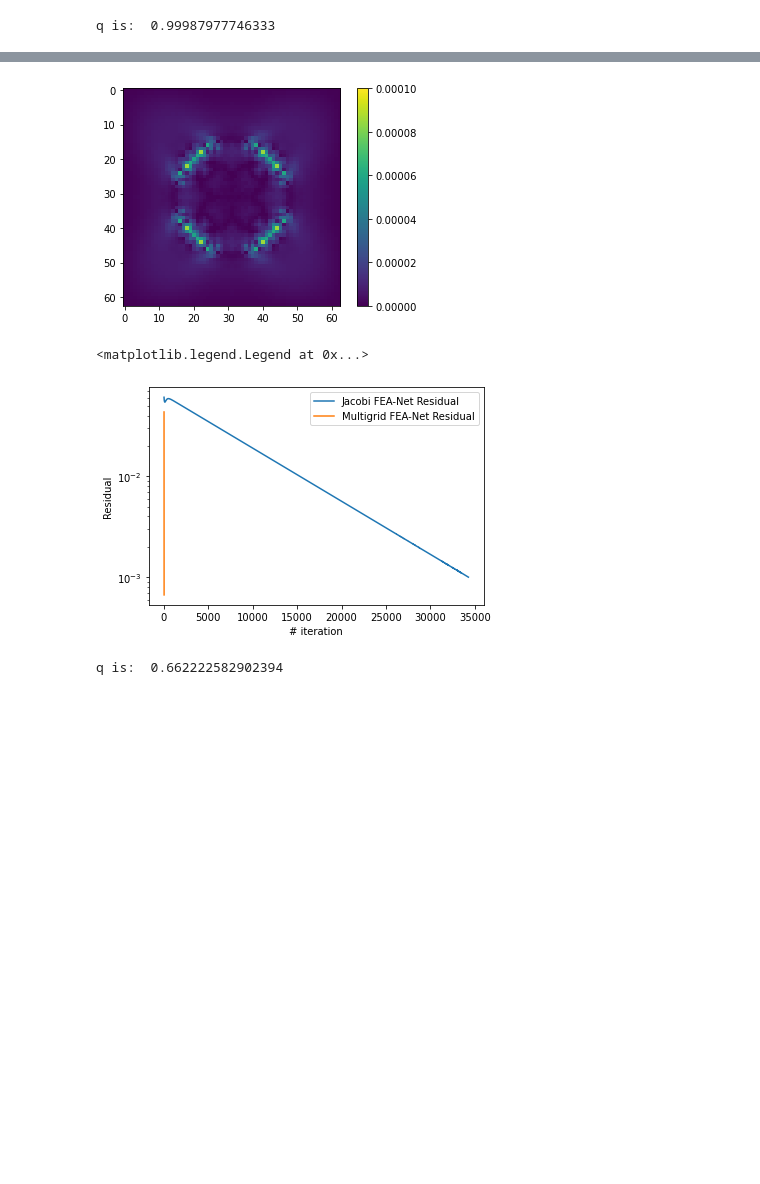
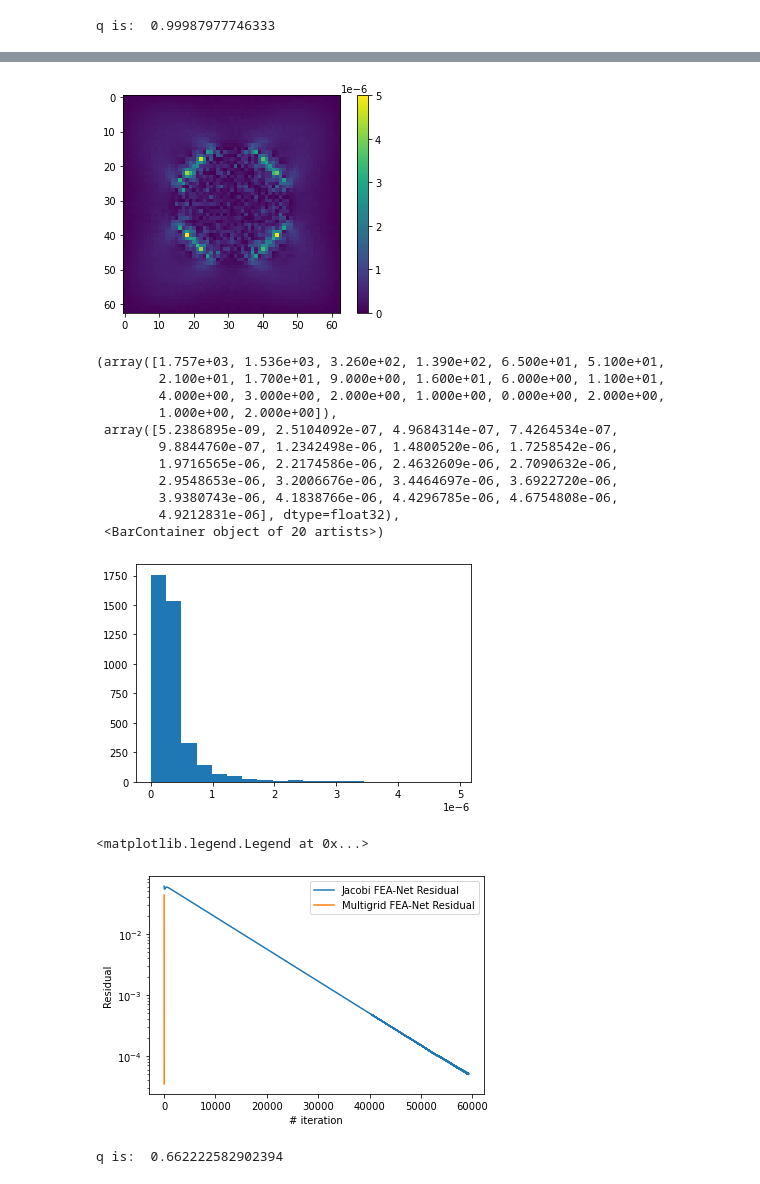
Before and after one commit to longfish/Multigrid-FEANet, a Jupyter notebook: MM_Interface_error.ipynb, the cells around one changed output, grey strips where cells are left out. Drawn from its saved outputs; the diff is of its cells as text; code cells hidden in the pictures; blank space fills up the shorter version.

```diff
--- a/MM_Interface_error.ipynb
+++ b/MM_Interface_error.ipynb
@@ -134,7 +134,7 @@ plot.plot_pattern(prob_jacobi.grids[0].grid, key=2)
 # %% [output]
 [figure]
 # %%
-EPS = 1e-3
+EPS = 5e-5
 n_jacobi = 0
 prob_jacobi.grids[0].v = torch.zeros((1, 1, n+1, n+1), requires_grad=False, dtype=torch.float32)
 res_arr_jacobi = [1]
@@ -231,9 +270,23 @@ Solution converges after 9 V-cycle iterations with relative error of 0.000646541
 # %%
 # Residual plots (except for boundaries)
 residual_mg = prob_mg.grids[0].f-prob_mg.grids[0].Knet(prob_mg.grids[0].v)
-plot.plot_field(torch.abs(residual[:, :, 1:-1, 1:-1]),limit=[0,EPS/10])
+plot.plot_field(torch.abs(residual_mg[:, :, 1:-1, 1:-1]),limit=[0,EPS/10])
+res_mg_flat = torch.flatten(torch.abs(residual_mg[:, :, 1:-1, 1:-1])).detach().numpy()
+plt.hist(res_mg_flat, bins=20)
 # %% [output]
-[figure, old version]
+[figure, new version]
+(array([1.757e+03, 1.536e+03, 3.260e+02, 1.390e+02, 6.500e+01, 5.100e+01,
+        2.100e+01, 1.700e+01, 9.000e+00, 1.600e+01, 6.000e+00, 1.100e+01,
+        4.000e+00, 3.000e+00, 2.000e+00, 1.000e+00, 0.000e+00, 2.000e+00,
+        1.000e+00, 2.000e+00]),
+ array([5.2386895e-09, 2.5104092e-07, 4.9684314e-07, 7.4264534e-07,
+        9.8844760e-07, 1.2342498e-06, 1.4800520e-06, 1.7258542e-06,
+        1.9716565e-06, 2.2174586e-06, 2.4632609e-06, 2.7090632e-06,
+        2.9548653e-06, 3.2006676e-06, 3.4464697e-06, 3.6922720e-06,
+        3.9380743e-06, 4.1838766e-06, 4.4296785e-06, 4.6754808e-06,
+        4.9212831e-06], dtype=float32),
+ <BarContainer object of 20 artists>)
+[figure, added]
 # %%
 plt.plot(res_arr_jacobi[1:], label='Jacobi FEA-Net Residual')
 plt.plot(res_arr_recV_cycle[1:], label='Multigrid FEA-Net Residual')
@@ -243,7 +296,7 @@ plt.ylabel('Residual')
 plt.legend()
 # %% [output]
 <matplotlib.legend.Legend at 0x...>
-[figure, old version]
+[figure, new version]
 # %%
 print("q is: ", compute_q(res_arr_recV_cycle, 7, 3))
 # %% [output]
```
Also changed, not shown: parts of 4 cells of this notebook, 3 other files.
